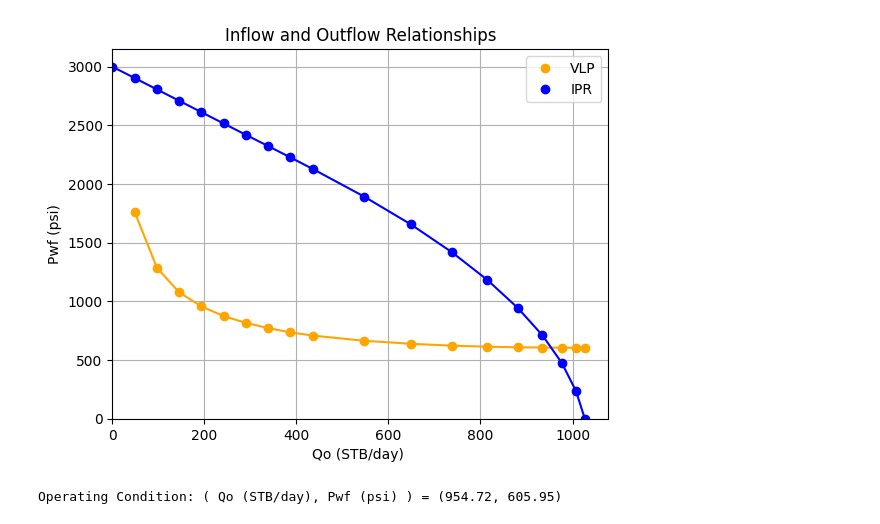
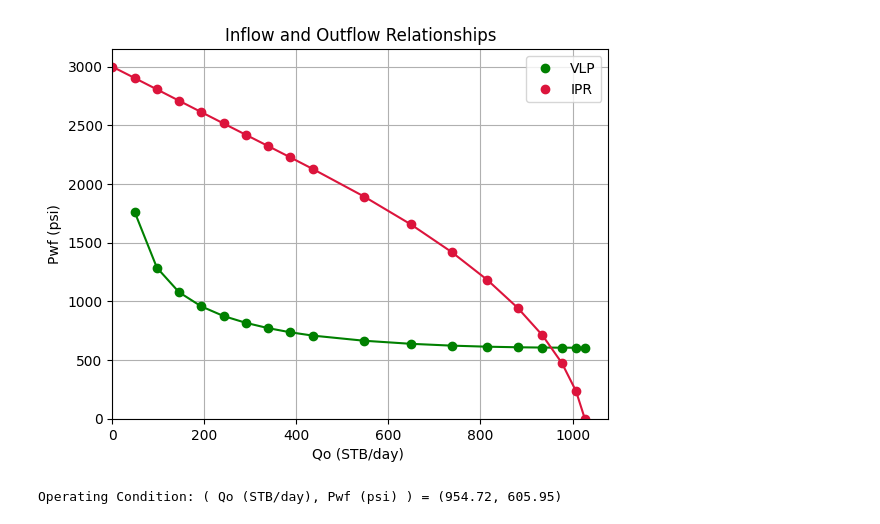
Before and after one commit to divyanshgupta1845/IPR-TPR-Modeling, a Jupyter notebook: Interpolation.ipynb, the cells around one changed output. Drawn from its saved outputs; the diff is of its cells as text; code cells hidden in the pictures.

```diff
--- a/Interpolation.ipynb
+++ b/Interpolation.ipynb
@@ -16,31 +16,31 @@ Pwf_predictator_VLP = splrep(Qo_array_VLP, Pwf_array_VLP, k=3, s=9)
 Pwf_predicted_VLP = splev(Qo_array_VLP, Pwf_predictator_VLP )
 # %%
 # Create the plot
-plt.plot( Qo_array_VLP, Pwf_predicted_VLP, 'o', label='VLP', color='orange')
-plt.plot(Qo_array_VLP, Pwf_predicted_VLP, '-', color='orange')
-plt.plot( Qo_array_IPR, Pwf_array_IPR, 'o', label='IPR', color='blue')
-plt.plot(Qo_array_IPR, Pwf_predicted_IPR, '-', color='blue')
+plt.plot( Qo_array_VLP, Pwf_predicted_VLP, 'o', label='VLP', color='green')
+plt.plot(Qo_array_VLP, Pwf_predicted_VLP, '-', color='green')
+plt.plot( Qo_array_IPR, Pwf_array_IPR, 'o', label='IPR', color='crimson')
+plt.plot(Qo_array_IPR, Pwf_predicted_IPR, '-', color='crimson')
 
 # Set the y-axis limits to start at the bottom of the well till top (inverted)
 plt.ylim(0, )
 plt.xlim(0, )
 
 # Customize labels and title
 plt.xlabel('Qo (STB/day) ')
 plt.ylabel('Pwf (psi)')
 plt.title('Inflow and Outflow Relationships')
 
 # Add a horizontal line at y=0 for better visualization of mirrored effect (optional)
 plt.axhline(y=0, color='gray', linestyle='--', linewidth=0.5)
 
 # Adjust legend placement (optional)
 plt.legend(loc='upper right')
 
 # Display the plot
 plt.grid(True)
 plt.show()
 # %% [output]
-[figure, old version]
+[figure, new version]
 # %%
 def find_intersection(Qo, Pwf_predictator_VLP_in, Pwf_predictator_IPR_in):
     Pwf_VLP = splev(Qo, Pwf_predictator_VLP_in)
```
